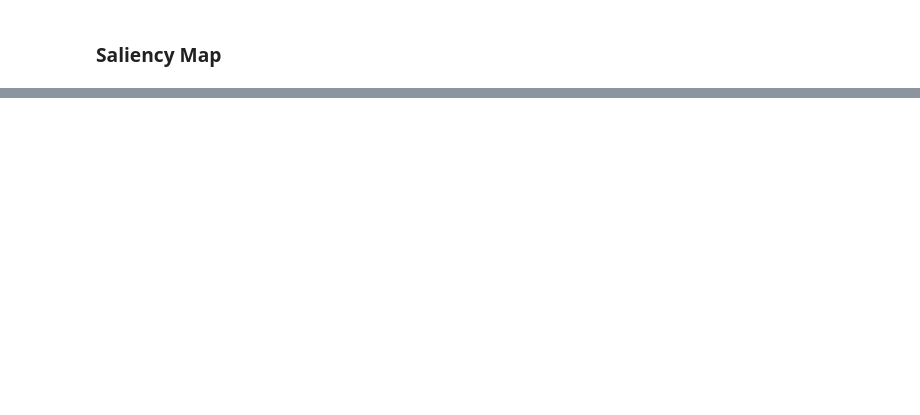
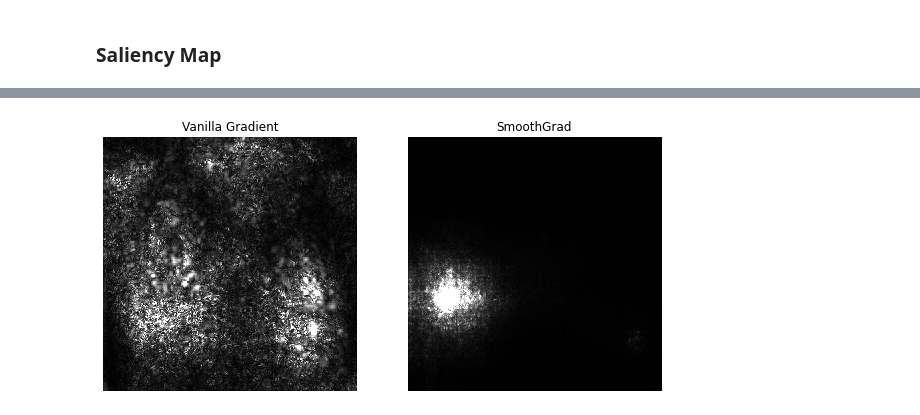
Before and after one commit to akansh12/Vin-ChestXR-Abnormality-detection, a Jupyter notebook: Notebooks/Saliency_map.ipynb, the cells around one changed output, grey strips where cells are left out. Saved outputs shown, nothing was run; the diff lists cells and outputs as text; code cells hidden in the pictures; blank space fills up the shorter version.

```diff
--- a/Notebooks/Saliency_map.ipynb
+++ b/Notebooks/Saliency_map.ipynb
@@ -183,0 +264,22 @@ plt.show()
+# %%
+gradient_saliency = saliency.GradientSaliency()
+
+# Compute the vanilla mask and the smoothed mask.
+vanilla_mask_3d = gradient_saliency.GetMask(im, call_model_function, call_model_args)
+smoothgrad_mask_3d = gradient_saliency.GetSmoothedMask(im, call_model_function, call_model_args)
+
+# Call the visualization methods to convert the 3D tensors to 2D grayscale.
+vanilla_mask_grayscale = saliency.VisualizeImageGrayscale(vanilla_mask_3d)
+smoothgrad_mask_grayscale = saliency.VisualizeImageGrayscale(smoothgrad_mask_3d)
+
+# Set up matplot lib figures.
+ROWS = 1
+COLS = 2
+UPSCALE_FACTOR = 10
+P.figure(figsize=(ROWS * UPSCALE_FACTOR, COLS * UPSCALE_FACTOR))
+
+# Render the saliency masks.
+ShowGrayscaleImage(vanilla_mask_grayscale, title='Vanilla Gradient', ax=P.subplot(ROWS, COLS, 1))
+ShowGrayscaleImage(smoothgrad_mask_grayscale, title='SmoothGrad', ax=P.subplot(ROWS, COLS, 2))
+# %% [output]
+[figure, added]
```
Also changed, not shown: parts of 22 cells of this notebook, 2 other files.
